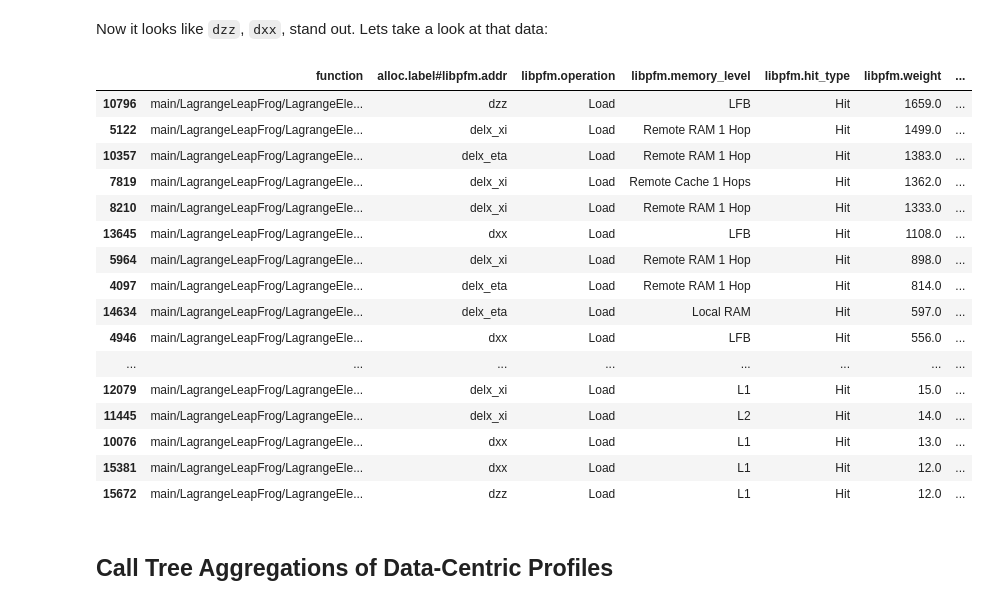
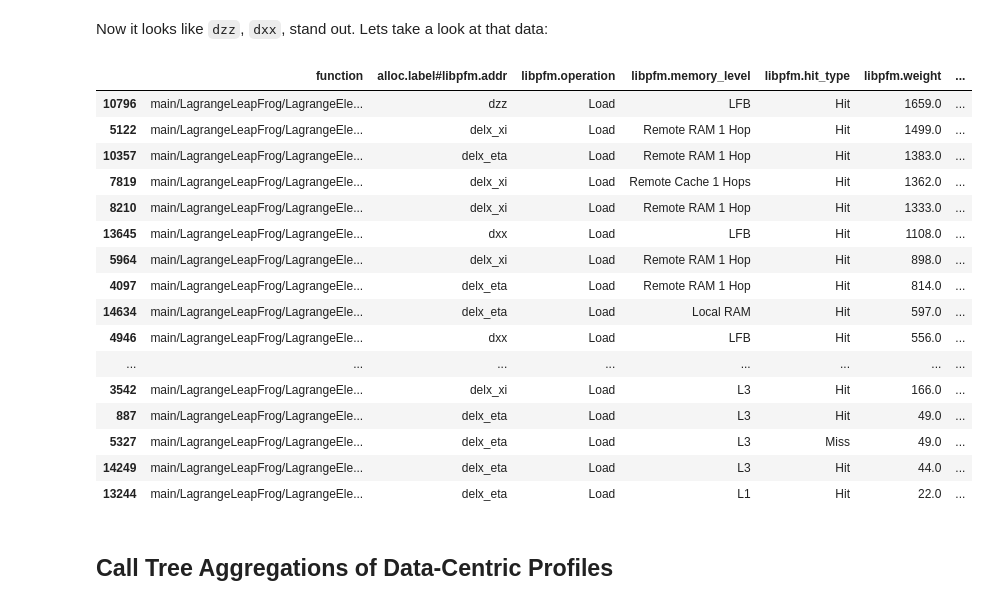
Before and after one commit to LLNL/caliper-examples, a Jupyter notebook: jupyter_notebooks/LULESH Memory Load Sampling Analysis.ipynb, the cells around one changed output. Cells and saved outputs as stored; diff of their text form; code cells hidden in the pictures.

```diff
--- a/jupyter_notebooks/LULESH Memory Load Sampling Analysis.ipynb
+++ b/jupyter_notebooks/LULESH Memory Load Sampling Analysis.ipynb
@@ -93,31 +93,31 @@ Now it looks like `dzz`, `dxx`, stand out. Lets take a look at that data:
 # %%
 df_dzz = df[df['alloc.label#libpfm.addr'].isin(['dzz', 'dxx', 'delx_xi', 'delx_eta'])]
 
 df_dzz[['function',
         'alloc.label#libpfm.addr',
         'libpfm.operation',
         'libpfm.memory_level',
         'libpfm.hit_type',
         'libpfm.weight',
-        'libpfm.snoop']].sort_values('libpfm.weight', ascending=False)
+        'libpfm.snoop']].sort_values('libpfm.weight', ascending=False).head(20)
 # %% [output]
 |  | function | alloc.label#libpfm.addr | libpfm.operation | libpfm.memory_level | libpfm.hit_type | libpfm.weight | ... |
 | 10796 | main/LagrangeLeapFrog/LagrangeEle... | dzz | Load | LFB | Hit | 1659.0 | ... |
 | 5122 | main/LagrangeLeapFrog/LagrangeEle... | delx_xi | Load | Remote RAM 1 Hop | Hit | 1499.0 | ... |
 | 10357 | main/LagrangeLeapFrog/LagrangeEle... | delx_eta | Load | Remote RAM 1 Hop | Hit | 1383.0 | ... |
 | 7819 | main/LagrangeLeapFrog/LagrangeEle... | delx_xi | Load | Remote Cache 1 Hops | Hit | 1362.0 | ... |
 | 8210 | main/LagrangeLeapFrog/LagrangeEle... | delx_xi | Load | Remote RAM 1 Hop | Hit | 1333.0 | ... |
 | 13645 | main/LagrangeLeapFrog/LagrangeEle... | dxx | Load | LFB | Hit | 1108.0 | ... |
 | 5964 | main/LagrangeLeapFrog/LagrangeEle... | delx_xi | Load | Remote RAM 1 Hop | Hit | 898.0 | ... |
 | 4097 | main/LagrangeLeapFrog/LagrangeEle... | delx_eta | Load | Remote RAM 1 Hop | Hit | 814.0 | ... |
 | 14634 | main/LagrangeLeapFrog/LagrangeEle... | delx_eta | Load | Local RAM | Hit | 597.0 | ... |
 | 4946 | main/LagrangeLeapFrog/LagrangeEle... | dxx | Load | LFB | Hit | 556.0 | ... |
 | ... | ... | ... | ... | ... | ... | ... | ... |
-| 12079 | main/LagrangeLeapFrog/LagrangeEle... | delx_xi | Load | L1 | Hit | 15.0 | ... |
-| 11445 | main/LagrangeLeapFrog/LagrangeEle... | delx_xi | Load | L2 | Hit | 14.0 | ... |
-| 10076 | main/LagrangeLeapFrog/LagrangeEle... | dxx | Load | L1 | Hit | 13.0 | ... |
-| 15381 | main/LagrangeLeapFrog/LagrangeEle... | dxx | Load | L1 | Hit | 12.0 | ... |
-| 15672 | main/LagrangeLeapFrog/LagrangeEle... | dzz | Load | L1 | Hit | 12.0 | ... |
+| 3542 | main/LagrangeLeapFrog/LagrangeEle... | delx_xi | Load | L3 | Hit | 166.0 | ... |
+| 887 | main/LagrangeLeapFrog/LagrangeEle... | delx_eta | Load | L3 | Hit | 49.0 | ... |
+| 5327 | main/LagrangeLeapFrog/LagrangeEle... | delx_eta | Load | L3 | Miss | 49.0 | ... |
+| 14249 | main/LagrangeLeapFrog/LagrangeEle... | delx_eta | Load | L3 | Hit | 44.0 | ... |
+| 13244 | main/LagrangeLeapFrog/LagrangeEle... | delx_eta | Load | L1 | Hit | 22.0 | ... |
 # %% [markdown]
 ## Call Tree Aggregations of Data-Centric Profiles
 # %% [markdown]
```
